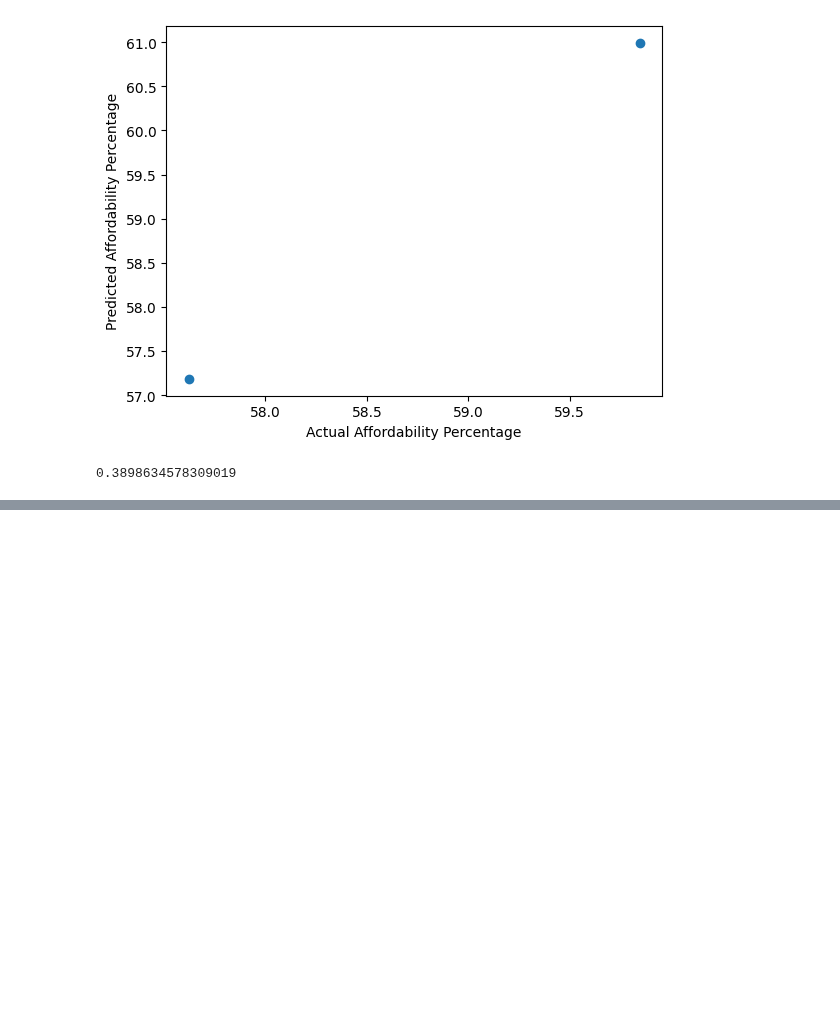
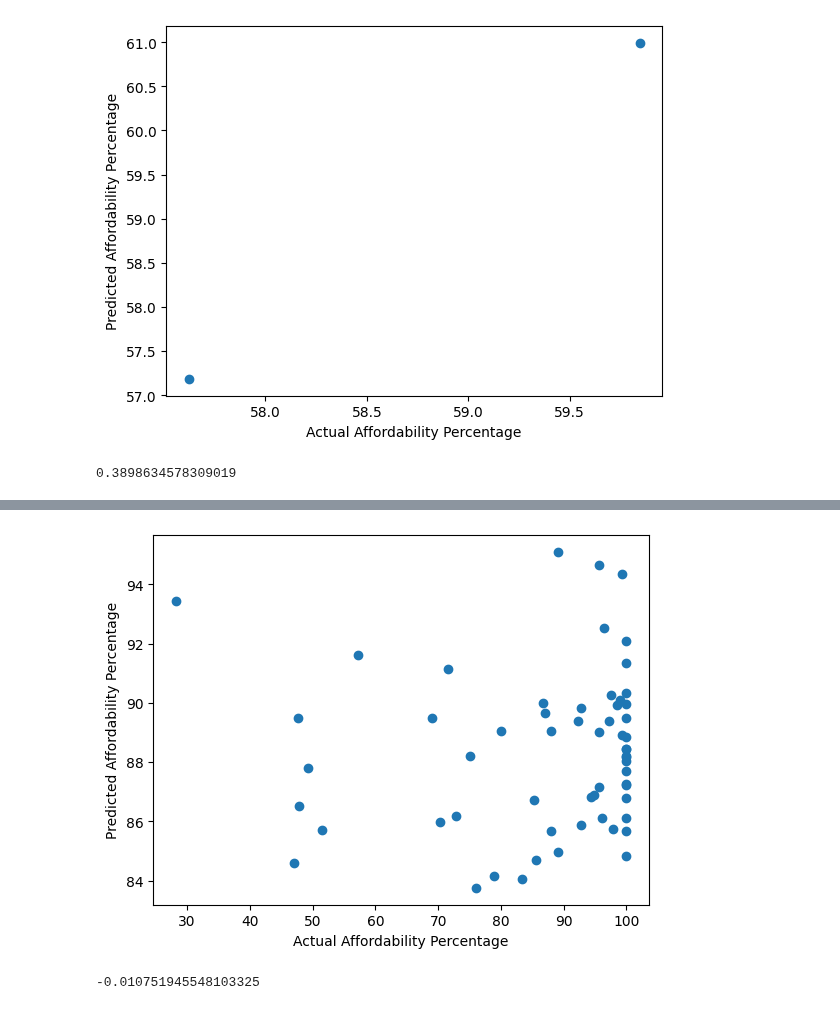
Before and after one commit to JessiPool/KaggleXProject, a Jupyter notebook: regressiontesting.ipynb, the cells around one changed output, grey strips where cells are left out. Cells and saved outputs as stored; diff of their text form; code cells hidden in the pictures; blank space fills up the shorter version.

```diff
--- a/regressiontesting.ipynb
+++ b/regressiontesting.ipynb
@@ -245,0 +308,14 @@ df_st.head()
+# %%
+y_pred_test = lr.predict(X_test)
+# %%
+import matplotlib.pyplot as plt
+plt.scatter(y_test, y_pred_test)
+plt.xlabel("Actual Affordability Percentage")
+plt.ylabel("Predicted Affordability Percentage")
+plt.show()
+# %% [output]
+[figure, added]
+# %%
+r2_score(y_test, y_pred_test)
+# %% [output]
+-0.010751945548103325
```
Also changed, not shown: parts of 17 cells of this notebook.
